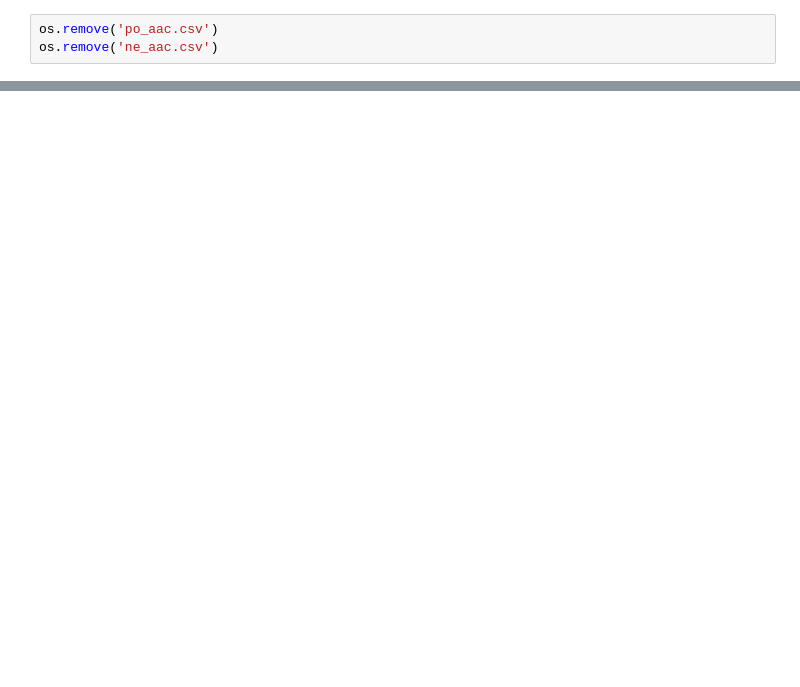
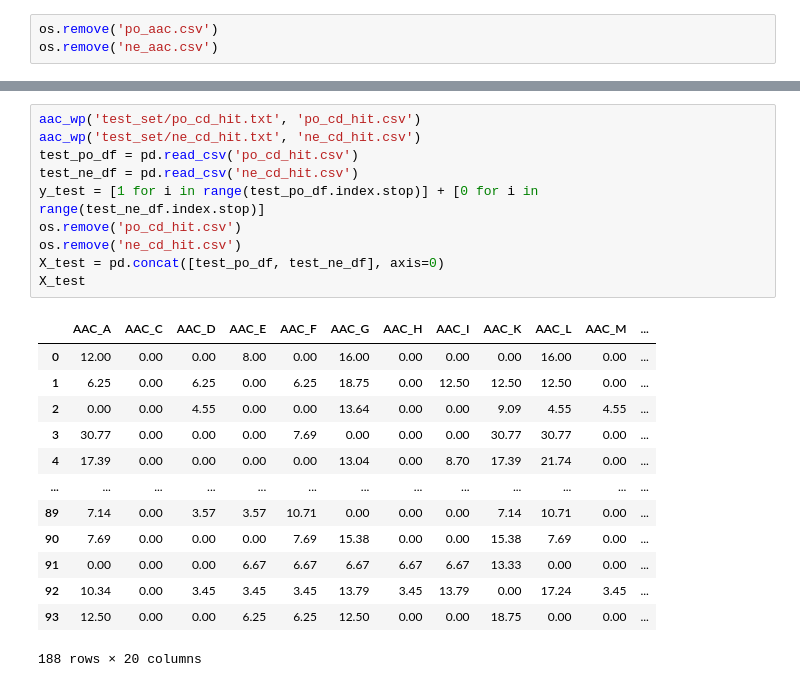
Before and after one commit to jasonchu-dev/Short_AMPs_Predictor, a Jupyter notebook: Untitled.ipynb, the cells around one changed output, grey strips where cells are left out. Cells and saved outputs as stored; diff of their text form; blank space fills up the shorter version.

```diff
--- a/Untitled.ipynb
+++ b/Untitled.ipynb
@@ -68,0 +110,24 @@ X_train, X_test, y_train, y_test = training_split_data(X, y, test_size=0.2, stra
+# %%
+aac_wp('test_set/po_cd_hit.txt', 'po_cd_hit.csv')
+aac_wp('test_set/ne_cd_hit.txt', 'ne_cd_hit.csv')
+test_po_df = pd.read_csv('po_cd_hit.csv')
+test_ne_df = pd.read_csv('ne_cd_hit.csv')
+y_test = [1 for i in range(test_po_df.index.stop)] + [0 for i in range(test_ne_df.index.stop)]
+os.remove('po_cd_hit.csv')
+os.remove('ne_cd_hit.csv')
+X_test = pd.concat([test_po_df, test_ne_df], axis=0)
+X_test
+# %% [output]
+|  | AAC_A | AAC_C | AAC_D | AAC_E | AAC_F | AAC_G | AAC_H | AAC_I | AAC_K | AAC_L | AAC_M | ... |
+| 0 | 12.00 | 0.00 | 0.00 | 8.00 | 0.00 | 16.00 | 0.00 | 0.00 | 0.00 | 16.00 | 0.00 | ... |
+| 1 | 6.25 | 0.00 | 6.25 | 0.00 | 6.25 | 18.75 | 0.00 | 12.50 | 12.50 | 12.50 | 0.00 | ... |
+| 2 | 0.00 | 0.00 | 4.55 | 0.00 | 0.00 | 13.64 | 0.00 | 0.00 | 9.09 | 4.55 | 4.55 | ... |
+| 3 | 30.77 | 0.00 | 0.00 | 0.00 | 7.69 | 0.00 | 0.00 | 0.00 | 30.77 | 30.77 | 0.00 | ... |
+| 4 | 17.39 | 0.00 | 0.00 | 0.00 | 0.00 | 13.04 | 0.00 | 8.70 | 17.39 | 21.74 | 0.00 | ... |
+| ... | ... | ... | ... | ... | ... | ... | ... | ... | ... | ... | ... | ... |
+| 89 | 7.14 | 0.00 | 3.57 | 3.57 | 10.71 | 0.00 | 0.00 | 0.00 | 7.14 | 10.71 | 0.00 | ... |
+| 90 | 7.69 | 0.00 | 0.00 | 0.00 | 7.69 | 15.38 | 0.00 | 0.00 | 15.38 | 7.69 | 0.00 | ... |
+| 91 | 0.00 | 0.00 | 0.00 | 6.67 | 6.67 | 6.67 | 6.67 | 6.67 | 13.33 | 0.00 | 0.00 | ... |
+| 92 | 10.34 | 0.00 | 3.45 | 3.45 | 3.45 | 13.79 | 3.45 | 13.79 | 0.00 | 17.24 | 3.45 | ... |
+| 93 | 12.50 | 0.00 | 0.00 | 6.25 | 6.25 | 12.50 | 0.00 | 0.00 | 18.75 | 0.00 | 0.00 | ... |
+188 rows × 20 columns
```
Also changed, not shown: parts of 15 cells of this notebook, 1 other file.
